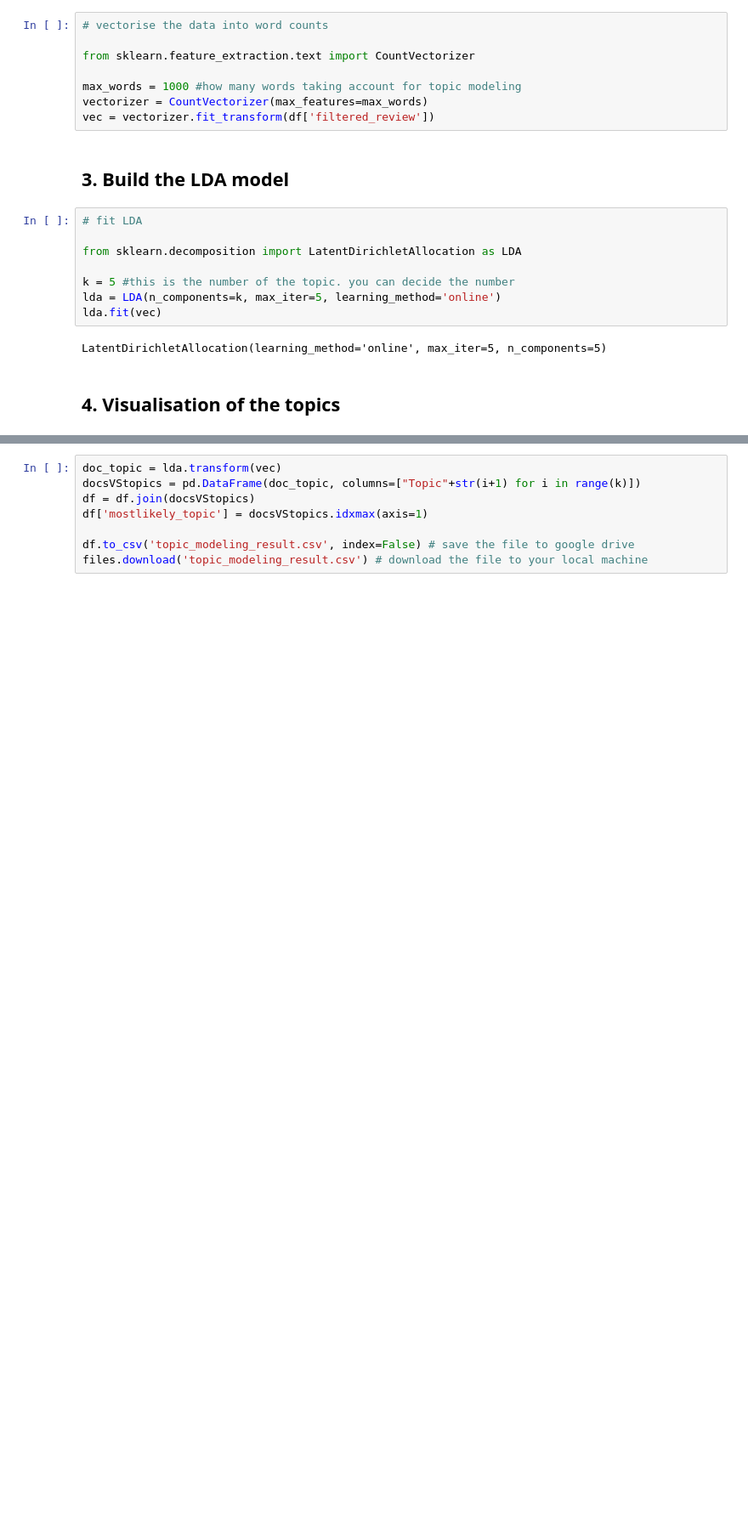
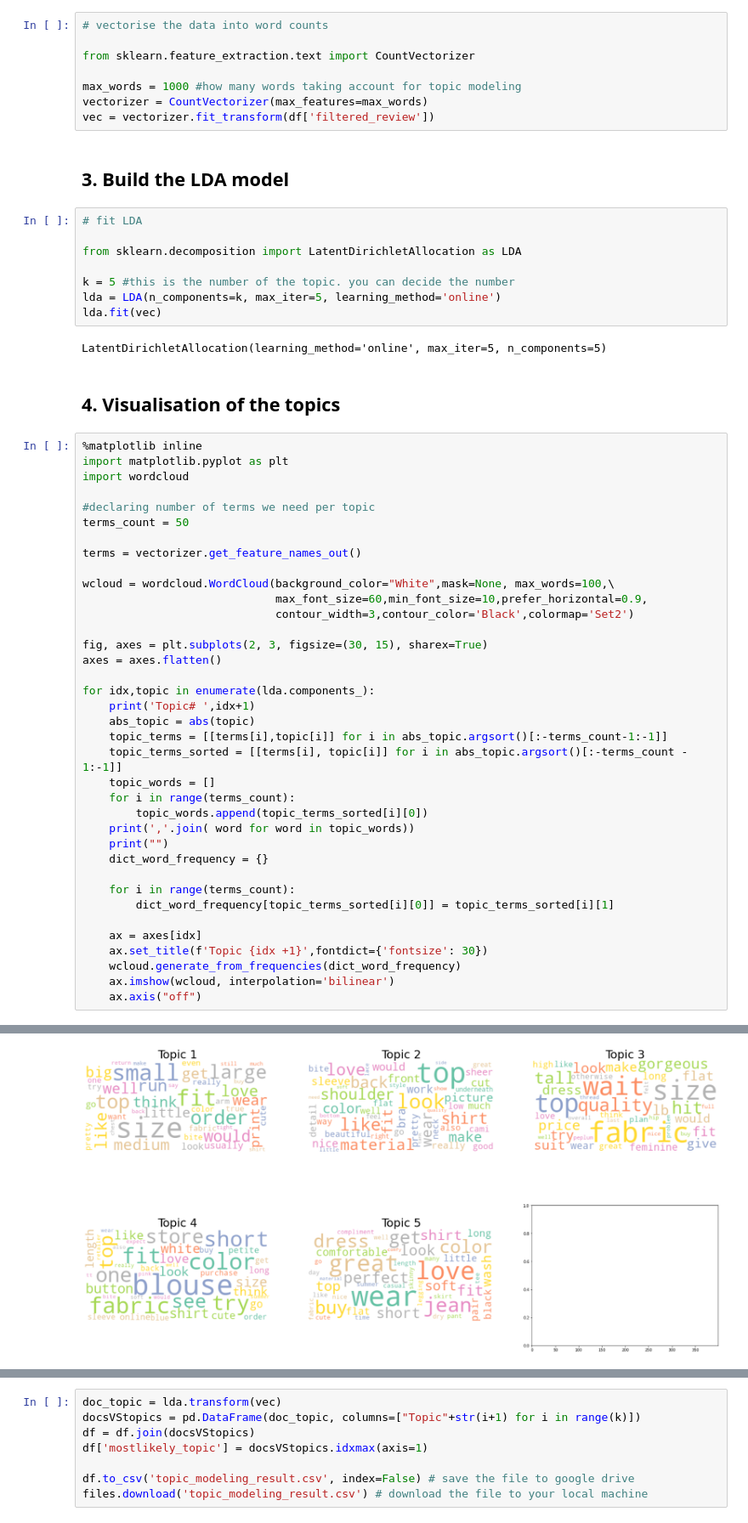
Before and after one commit to Liping-LZ/BDAO_2223, a Jupyter notebook: Text mining/03_Topic_modeling.ipynb, the cells around one changed output, grey strips where cells are left out. Shown at 85% size. Cells and saved outputs as stored; diff of their text form; blank space fills up the shorter version.

```diff
--- a/Text mining/03_Topic_modeling.ipynb
+++ b/Text mining/03_Topic_modeling.ipynb
@@ -143,3 +146,41 @@ lda.fit(vec)
 LatentDirichletAllocation(learning_method='online', max_iter=5, n_components=5)
 # %% [markdown]
 ## **4. Visualisation of the topics**
+# %%
+%matplotlib inline
+import matplotlib.pyplot as plt
+import wordcloud
+
+#declaring number of terms we need per topic
+terms_count = 50
+
+terms = vectorizer.get_feature_names_out()
+
+wcloud = wordcloud.WordCloud(background_color="White",mask=None, max_words=100,\
+                             max_font_size=60,min_font_size=10,prefer_horizontal=0.9,
+                             contour_width=3,contour_color='Black',colormap='Set2')
+
+fig, axes = plt.subplots(2, 3, figsize=(30, 15), sharex=True)
+axes = axes.flatten()
+
+for idx,topic in enumerate(lda.components_):
+    print('Topic# ',idx+1)
+    abs_topic = abs(topic)
+    topic_terms = [[terms[i],topic[i]] for i in abs_topic.argsort()[:-terms_count-1:-1]]
+    topic_terms_sorted = [[terms[i], topic[i]] for i in abs_topic.argsort()[:-terms_count - 1:-1]]
+    topic_words = []
+    for i in range(terms_count):
+        topic_words.append(topic_terms_sorted[i][0])
+    print(','.join( word for word in topic_words))
+    print("")
+    dict_word_frequency = {}
+
+    for i in range(terms_count):
+        dict_word_frequency[topic_terms_sorted[i][0]] = topic_terms_sorted[i][1]
+
+    ax = axes[idx]
+    ax.set_title(f'Topic {idx +1}',fontdict={'fontsize': 30})
+    wcloud.generate_from_frequencies(dict_word_frequency)
+    ax.imshow(wcloud, interpolation='bilinear')
+    ax.axis("off")
+# %% [output]
@@ -146,3 +201,4 @@ LatentDirichletAllocation(learning_method='online', max_iter=5, n_components=5)
+[figure, added]
 # %%
 # Visualise the result into topic clouds
 
```
Also changed, not shown: parts of 4 cells of this notebook.
